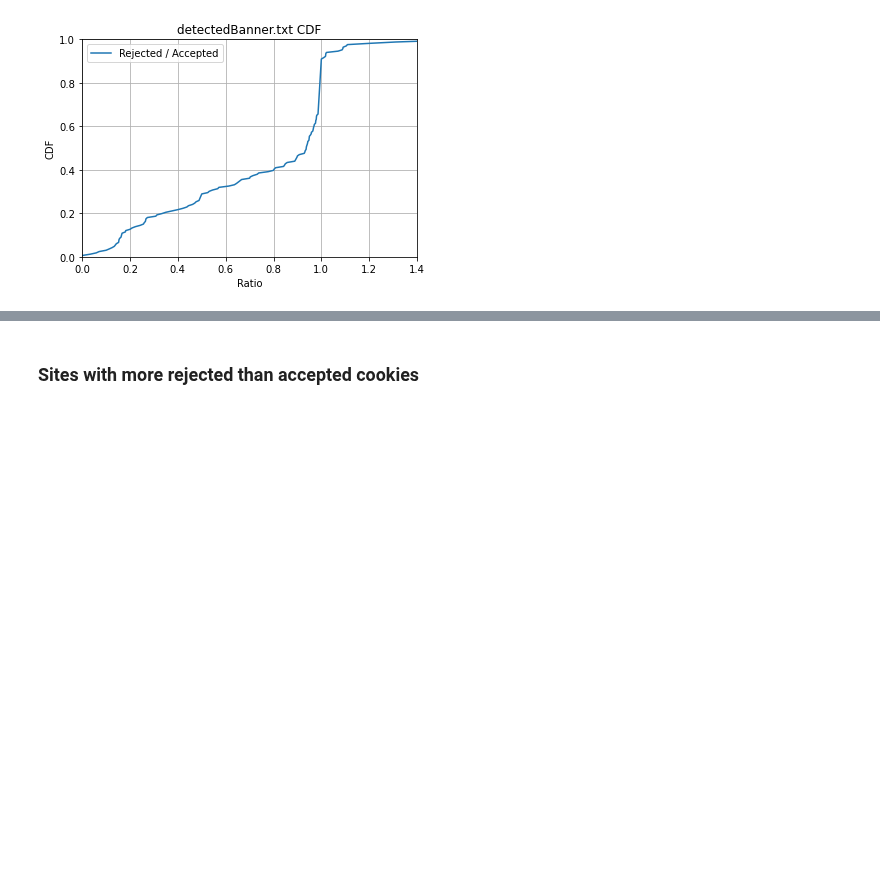
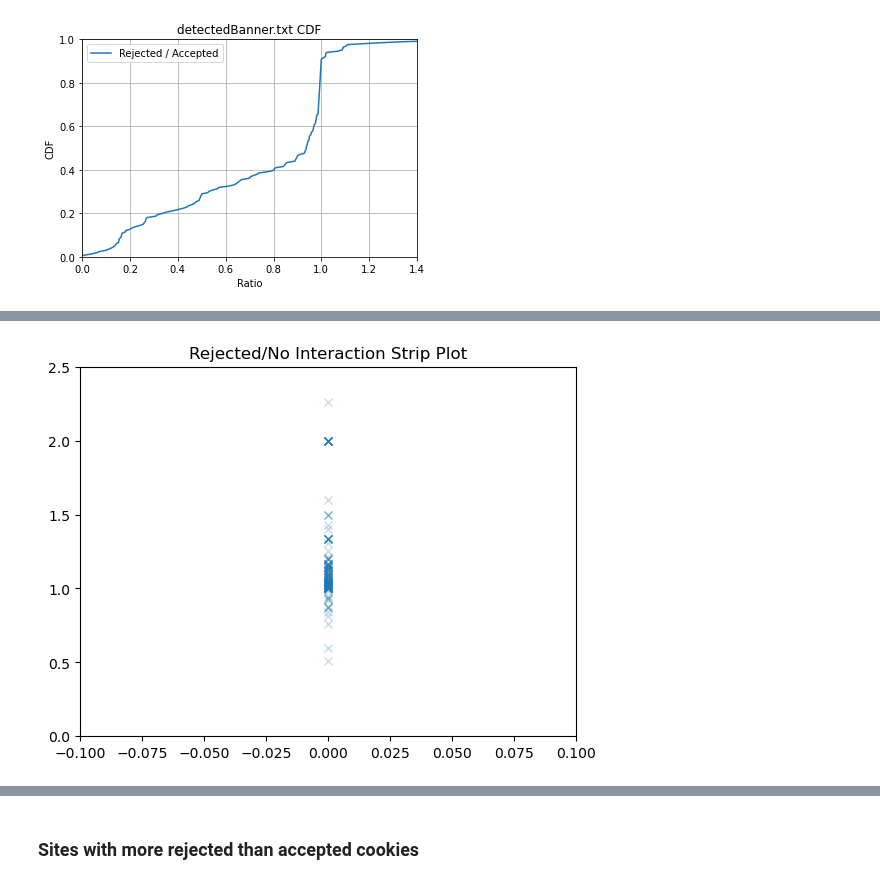
Before and after one commit to maxwellmlin/dataverse-files, a Jupyter notebook: reproducibility/analysis.ipynb, the cells around one changed output, grey strips where cells are left out. Cells and saved outputs as stored; diff of their text form; code cells hidden in the pictures; blank space fills up the shorter version.

```diff
--- a/reproducibility/analysis.ipynb
+++ b/reproducibility/analysis.ipynb
@@ -941,0 +951,13 @@ plt.show()
+# %%
+mpl.rcParams.update(mpl.rcParamsDefault)
+
+val = 0
+ar = np.array(list(rejected_over_no_interaction.values()))
+
+plt.plot(np.zeros_like(ar) + val, ar, 'x', alpha=0.25)
+plt.title('Rejected/No Interaction Strip Plot')
+plt.axis([-.1, .1, 0, 2.5])
+plt.savefig(FIG_DIR+'/rejected_no_interaction_strip_plot.png', dpi=600, facecolor='white')
+plt.show()
+# %% [output]
+[figure, added]
```
Also changed, not shown: parts of 6 cells of this notebook.
